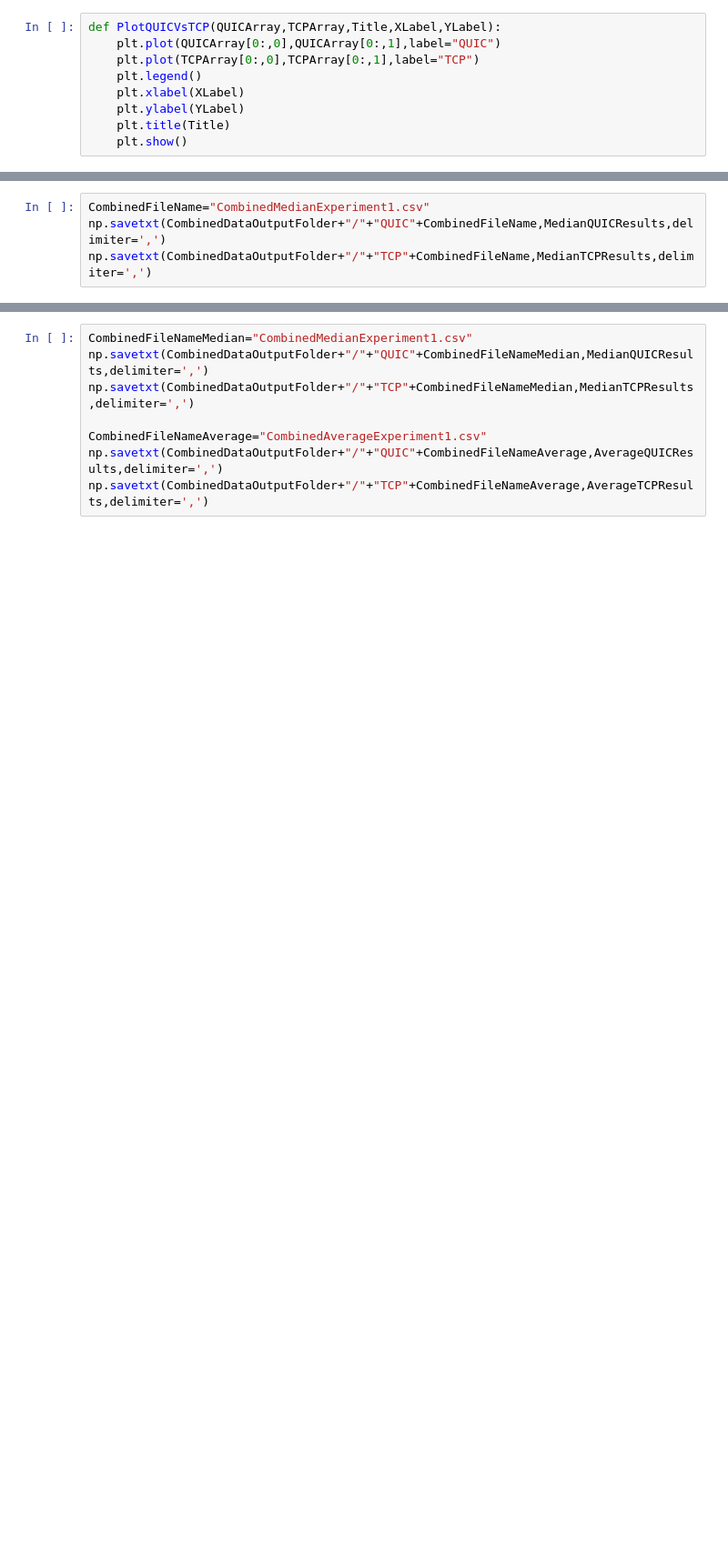
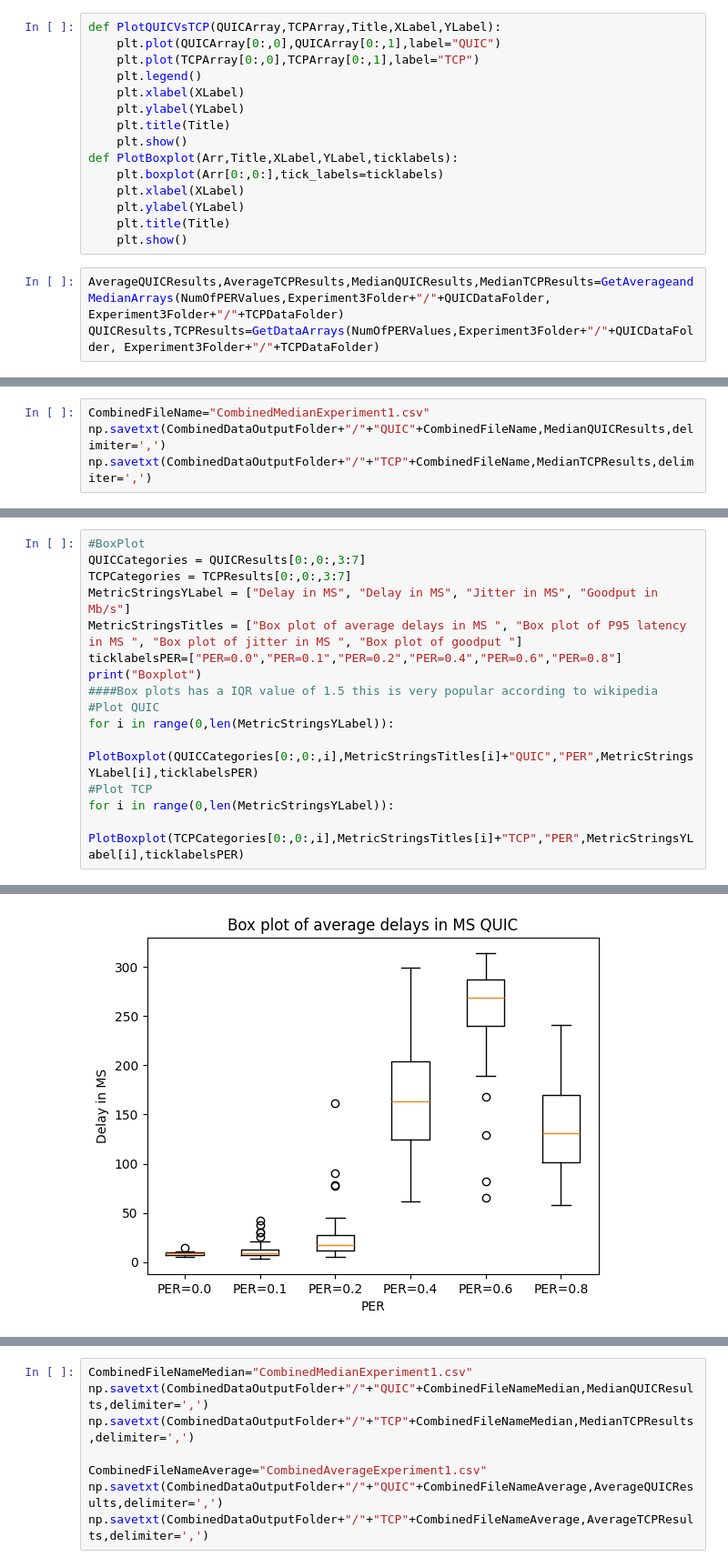
Before and after one commit to TimothyMarchant/EE6750_Goodputscript, a Jupyter notebook: PythonSrc/QUICVsTCPPlotterNotebook.ipynb, the cells around one changed output, grey strips where cells are left out. Shown at 91% size. Saved outputs shown, nothing was run; the diff lists cells and outputs as text; blank space fills up the shorter version.

Commit message:
Got boxplots working.  Need to finish documenting it.

```diff
--- a/PythonSrc/QUICVsTCPPlotterNotebook.ipynb
+++ b/PythonSrc/QUICVsTCPPlotterNotebook.ipynb
@@ -129,3 +138,12 @@ def PlotQUICVsTCP(QUICArray,TCPArray,Title,XLabel,YLabel):
     plt.ylabel(YLabel)
     plt.title(Title)
     plt.show()
+def PlotBoxplot(Arr,Title,XLabel,YLabel,ticklabels):
+    plt.boxplot(Arr[0:,0:],tick_labels=ticklabels)
+    plt.xlabel(XLabel)
+    plt.ylabel(YLabel)
+    plt.title(Title)
+    plt.show()
+# %%
+AverageQUICResults,AverageTCPResults,MedianQUICResults,MedianTCPResults=GetAverageandMedianArrays(NumOfPERValues,Experiment3Folder+"/"+QUICDataFolder, Experiment3Folder+"/"+TCPDataFolder)
+QUICResults,TCPResults=GetDataArrays(NumOfPERValues,Experiment3Folder+"/"+QUICDataFolder, Experiment3Folder+"/"+TCPDataFolder)
@@ -235,0 +275,16 @@ Median results
+# %%
+#BoxPlot
+QUICCategories = QUICResults[0:,0:,3:7]
+TCPCategories = TCPResults[0:,0:,3:7]
+MetricStringsYLabel = ["Delay in MS", "Delay in MS", "Jitter in MS", "Goodput in Mb/s"]
+MetricStringsTitles = ["Box plot of average delays in MS ", "Box plot of P95 latency in MS ", "Box plot of jitter in MS ", "Box plot of goodput "]
+ticklabelsPER=["PER=0.0","PER=0.1","PER=0.2","PER=0.4","PER=0.6","PER=0.8"]
+print("Boxplot")
+####Box plots has a IQR value of 1.5 this is very popular according to wikipedia
+#Plot QUIC
+for i in range(0,len(MetricStringsYLabel)):
+    PlotBoxplot(QUICCategories[0:,0:,i],MetricStringsTitles[i]+"QUIC","PER",MetricStringsYLabel[i],ticklabelsPER)
+#Plot TCP
+for i in range(0,len(MetricStringsYLabel)):
+    PlotBoxplot(TCPCategories[0:,0:,i],MetricStringsTitles[i]+"TCP","PER",MetricStringsYLabel[i],ticklabelsPER)
+# %% [output]
@@ -235,0 +292 @@ Median results
+[figure, added]
```
Also changed, not shown: parts of 32 cells of this notebook, 1 other file.
